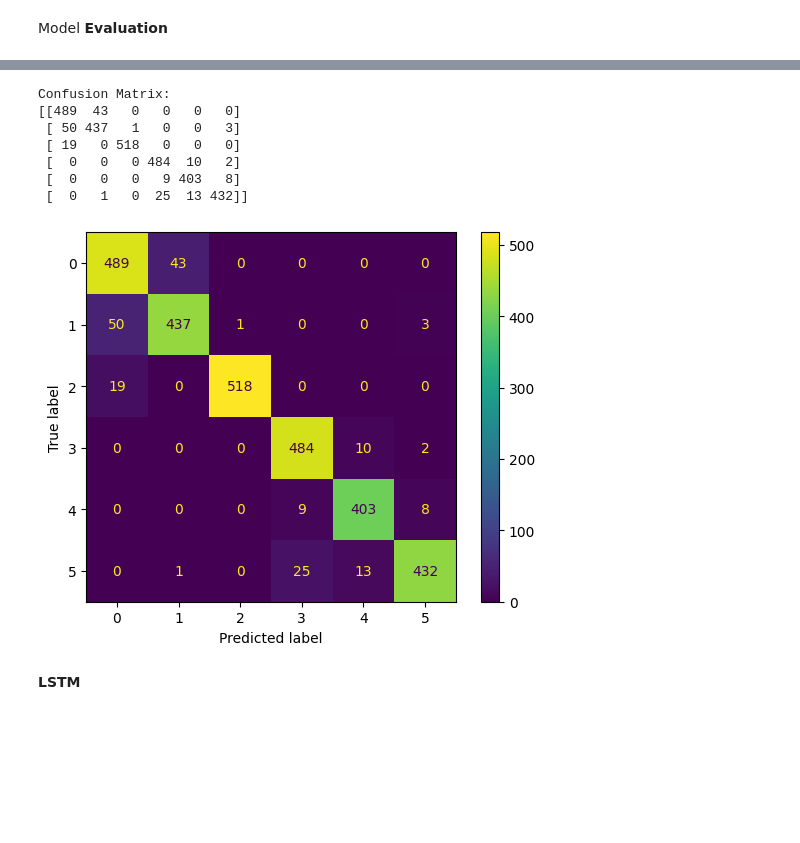
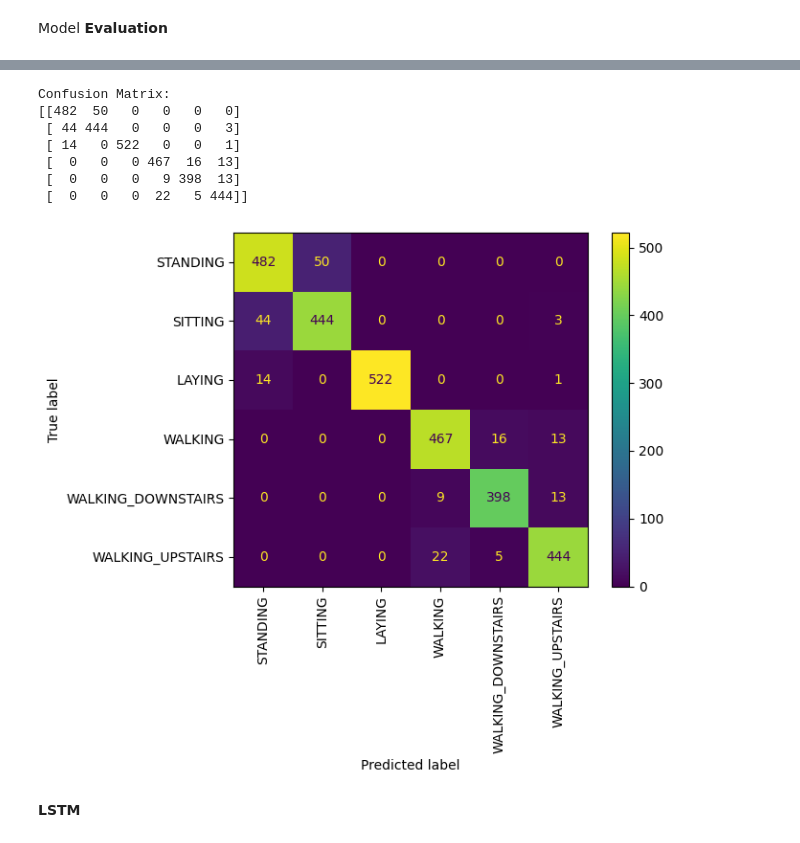
Before and after one commit to 2023aiml537/capstone_har_model, a Jupyter notebook: Human_Activity_Recognition_Using_Smartphones.ipynb, the cells around one changed output, grey strips where cells are left out. Saved outputs shown, nothing was run; the diff lists cells and outputs as text; code cells hidden in the pictures; blank space fills up the shorter version.

```diff
--- a/Human_Activity_Recognition_Using_Smartphones.ipynb
+++ b/Human_Activity_Recognition_Using_Smartphones.ipynb
@@ -718,20 +711,20 @@ weighted avg       0.94      0.94      0.94      2947
 # %%
 conf_matrix = confusion_matrix(y_test, y_test_label_pred)
 print("\nConfusion Matrix:")
 print(conf_matrix)
 
-disp = ConfusionMatrixDisplay(confusion_matrix=conf_matrix)
-disp.plot()
+disp = ConfusionMatrixDisplay(confusion_matrix=conf_matrix,display_labels=LABELS)
+disp.plot(xticks_rotation=90)
 plt.show()
 # %% [output]
 Confusion Matrix:
-[[489  43   0   0   0   0]
- [ 50 437   1   0   0   3]
- [ 19   0 518   0   0   0]
- [  0   0   0 484  10   2]
- [  0   0   0   9 403   8]
- [  0   1   0  25  13 432]]
+[[482  50   0   0   0   0]
+ [ 44 444   0   0   0   3]
+ [ 14   0 522   0   0   1]
+ [  0   0   0 467  16  13]
+ [  0   0   0   9 398  13]
+ [  0   0   0  22   5 444]]
-[figure, old version]
+[figure, new version]
 # %% [markdown]
 **LSTM**
 # %%
```
Also changed, not shown: parts of 33 cells of this notebook.
